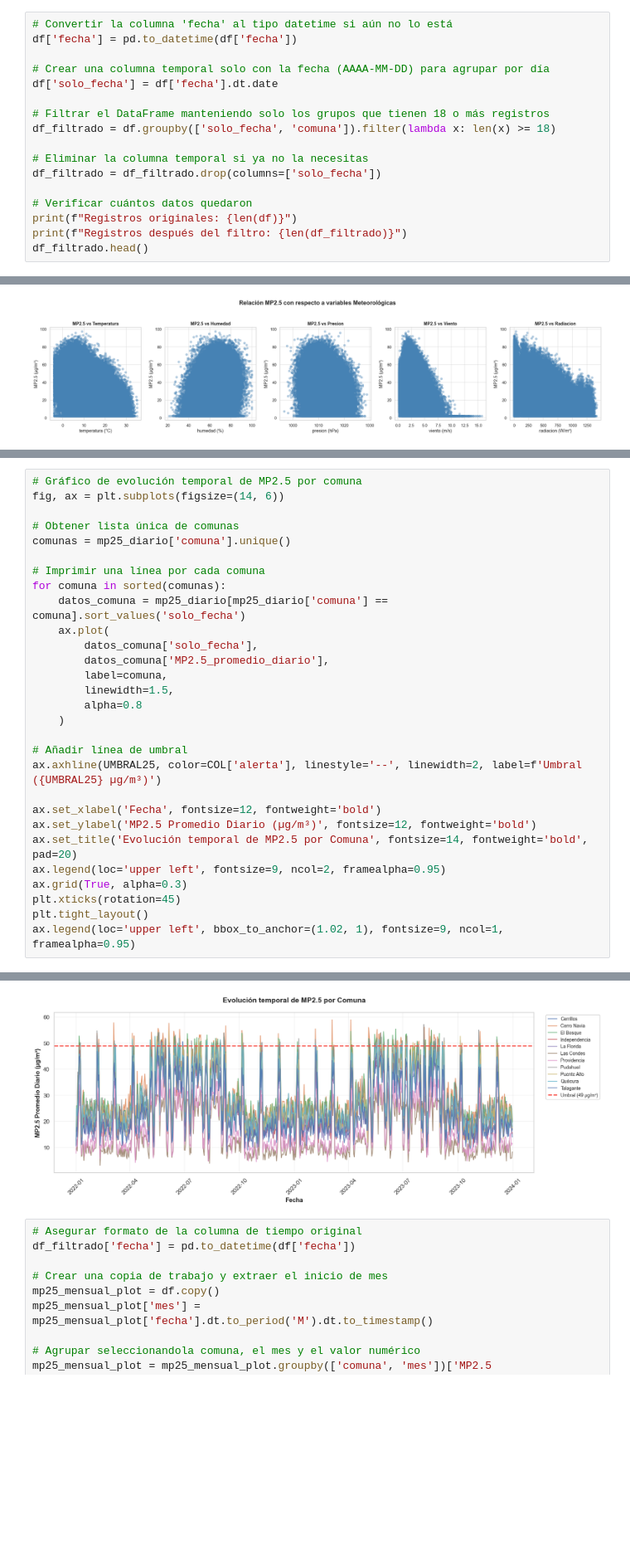
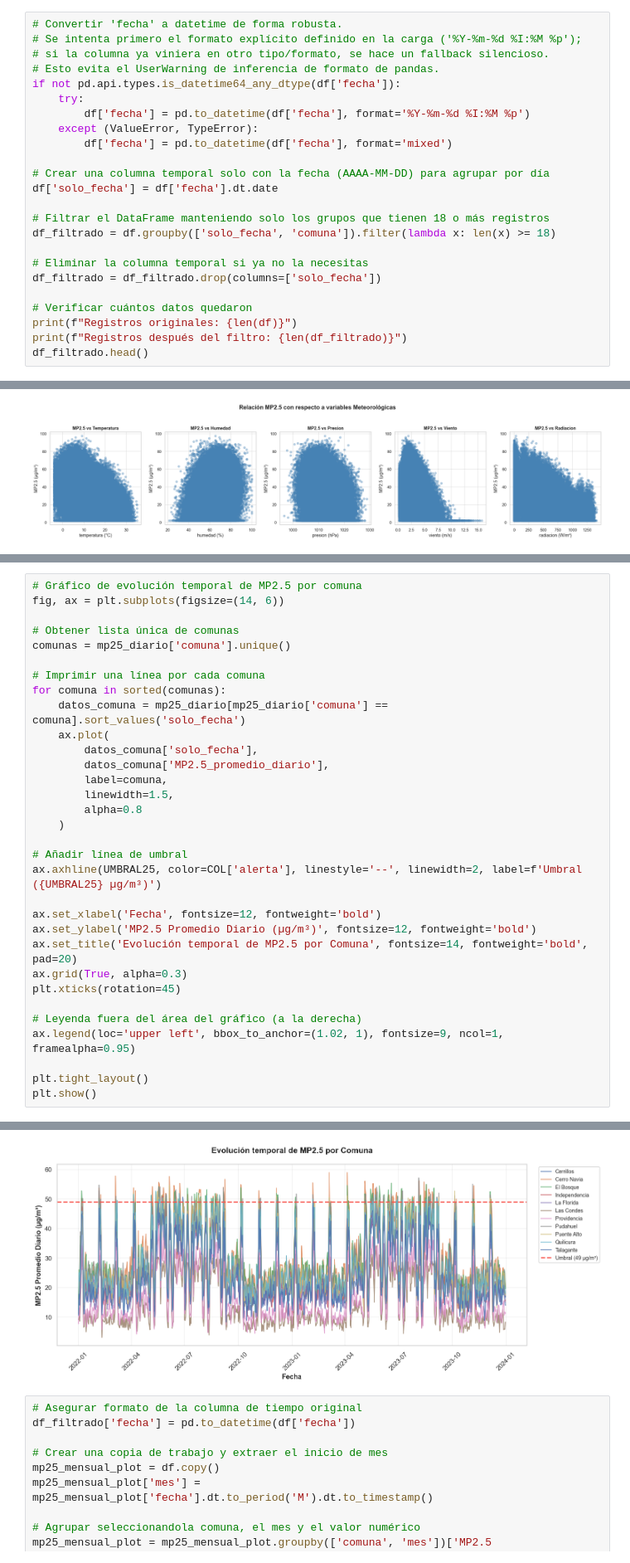
Before and after one commit to Rfcha/abp_cienciadatos, a Jupyter notebook: F3-calidad-aire-santiago/notebooks/01_exploracion.ipynb, the cells around one changed output, grey strips where cells are left out. Shown at 83% size. Saved outputs shown, nothing was run; the diff lists cells and outputs as text; blank space fills up the shorter version.

Commit message:
fix: corrige notebook de exploracion (DataFrame booleano, warnings seaborn y datetime, salida de leyenda)

```diff
--- a/F3-calidad-aire-santiago/notebooks/01_exploracion.ipynb
+++ b/F3-calidad-aire-santiago/notebooks/01_exploracion.ipynb
@@ -215,8 +215,15 @@ Se logra observar en la descripción que con la limpieza se tiene un dataset lim
 
 Existen 2 posibles episodios críticos: El primero es un MP2.5 promedio diario superior a 49 (µg/m³) y el segundo es un MP10 promedio diario superior a 179(µg/m³). Ambos umbrales son concentraciones necesarias para un aire regular. Con estos 2 episodios críticos se podrá definir condiciones meteorológicas y anticipar una alerta. La Normativa ambiental chilena exige que un promedio diario mínimo se calcule con 18Hr. Por lo tanto hay que eliminar filas asociadas a días con menos de 18 hrs muestreados
 # %%
-# Convertir la columna 'fecha' al tipo datetime si aún no lo está
-df['fecha'] = pd.to_datetime(df['fecha'])
+# Convertir 'fecha' a datetime de forma robusta.
+# Se intenta primero el formato explícito definido en la carga ('%Y-%m-%d %I:%M %p');
+# si la columna ya viniera en otro tipo/formato, se hace un fallback silencioso.
+# Esto evita el UserWarning de inferencia de formato de pandas.
+if not pd.api.types.is_datetime64_any_dtype(df['fecha']):
+    try:
+        df['fecha'] = pd.to_datetime(df['fecha'], format='%Y-%m-%d %I:%M %p')
+    except (ValueError, TypeError):
+        df['fecha'] = pd.to_datetime(df['fecha'], format='mixed')
 
 # Crear una columna temporal solo con la fecha (AAAA-MM-DD) para agrupar por día
 df['solo_fecha'] = df['fecha'].dt.date
@@ -398,9 +443,12 @@ ax.axhline(UMBRAL25, color=COL['alerta'], linestyle='--', linewidth=2, label=f'U
 ax.set_xlabel('Fecha', fontsize=12, fontweight='bold')
 ax.set_ylabel('MP2.5 Promedio Diario (µg/m³)', fontsize=12, fontweight='bold')
 ax.set_title('Evolución temporal de MP2.5 por Comuna', fontsize=14, fontweight='bold', pad=20)
-ax.legend(loc='upper left', fontsize=9, ncol=2, framealpha=0.95)
 ax.grid(True, alpha=0.3)
 plt.xticks(rotation=45)
+
+# Leyenda fuera del área del gráfico (a la derecha)
+ax.legend(loc='upper left', bbox_to_anchor=(1.02, 1), fontsize=9, ncol=1, framealpha=0.95)
+
 plt.tight_layout()
-ax.legend(loc='upper left', bbox_to_anchor=(1.02, 1), fontsize=9, ncol=1, framealpha=0.95)
+plt.show()
 # %% [output]
@@ -408,4 +455,4 @@ ax.legend(loc='upper left', bbox_to_anchor=(1.02, 1), fontsize=9, ncol=1, framea
-[figure, old version]
+[figure, new version]
 # %%
 # Asegurar formato de la columna de tiempo original
 df_filtrado['fecha'] = pd.to_datetime(df['fecha'])
```
Also changed, not shown: parts of 6 cells of this notebook.
